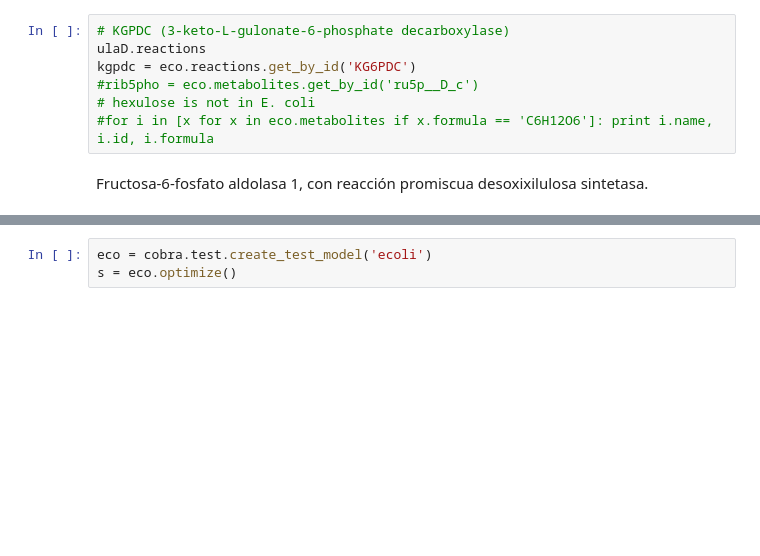
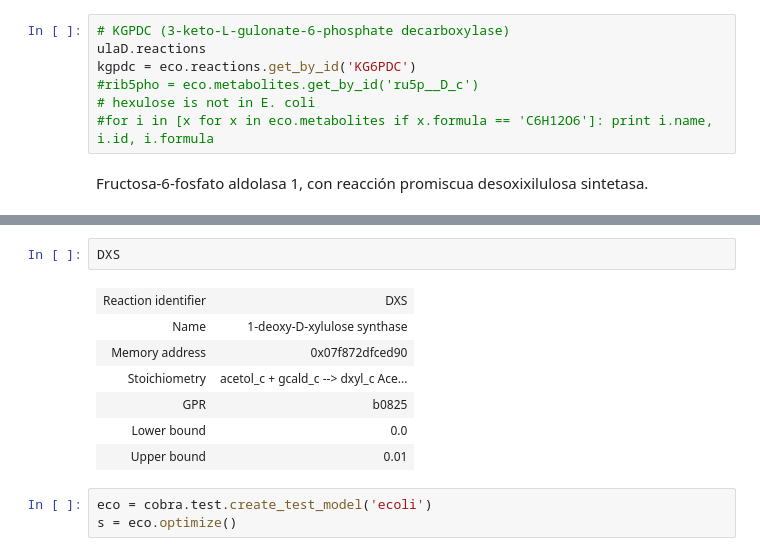
Before and after one commit to netza2/Tesis, a Jupyter notebook: Reacciones cobra.ipynb, the cells around one changed output, grey strips where cells are left out. Drawn from its saved outputs; the diff is of its cells as text; blank space fills up the shorter version.

```diff
--- a/Reacciones cobra.ipynb
+++ b/Reacciones cobra.ipynb
@@ -277,5 +285,15 @@ Sin eliminar aldA e inhibición química de dxs con acetol:
         Modelo sin reacción promiscua y acetol:  0.529100529101
         Modelo con reacción promiscua y acetol:  0.692520775623
+# %%
+DXS
+# %% [output]
+| Reaction identifier | DXS |
+| Name | 1-deoxy-D-xylulose synthase |
+| Memory address | 0x07f872dfced90 |
+| Stoichiometry | acetol_c + gcald_c --> dxyl_c Ace... |
+| GPR | b0825 |
+| Lower bound | 0.0 |
+| Upper bound | 0.01 |
 # %%
 eco = cobra.test.create_test_model('ecoli')
 s = eco.optimize()
```
Also changed, not shown: parts of 1 cell of this notebook.
